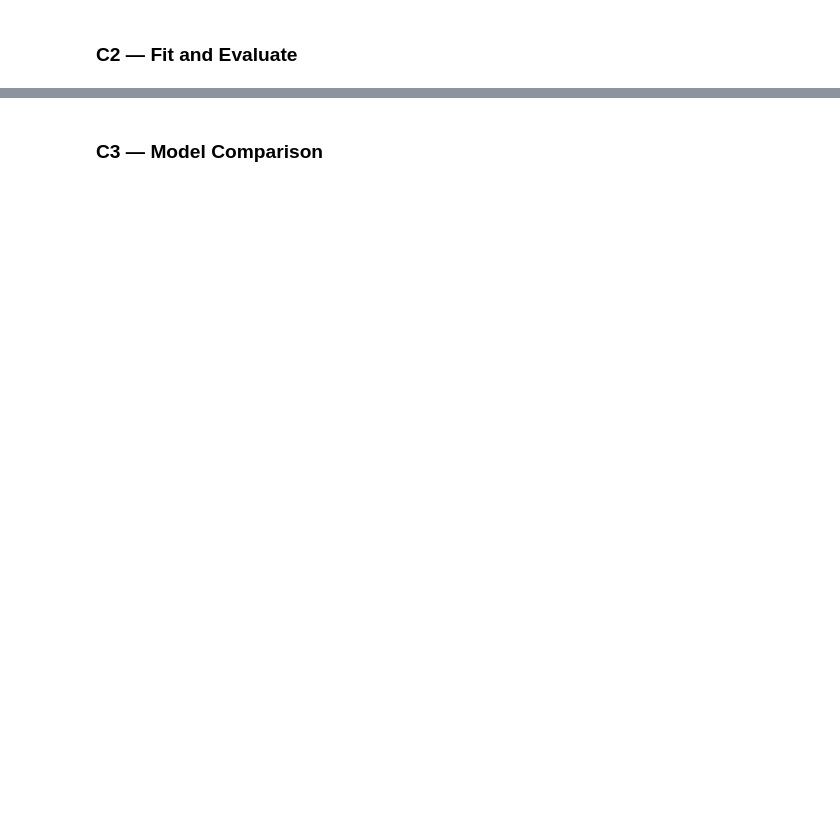
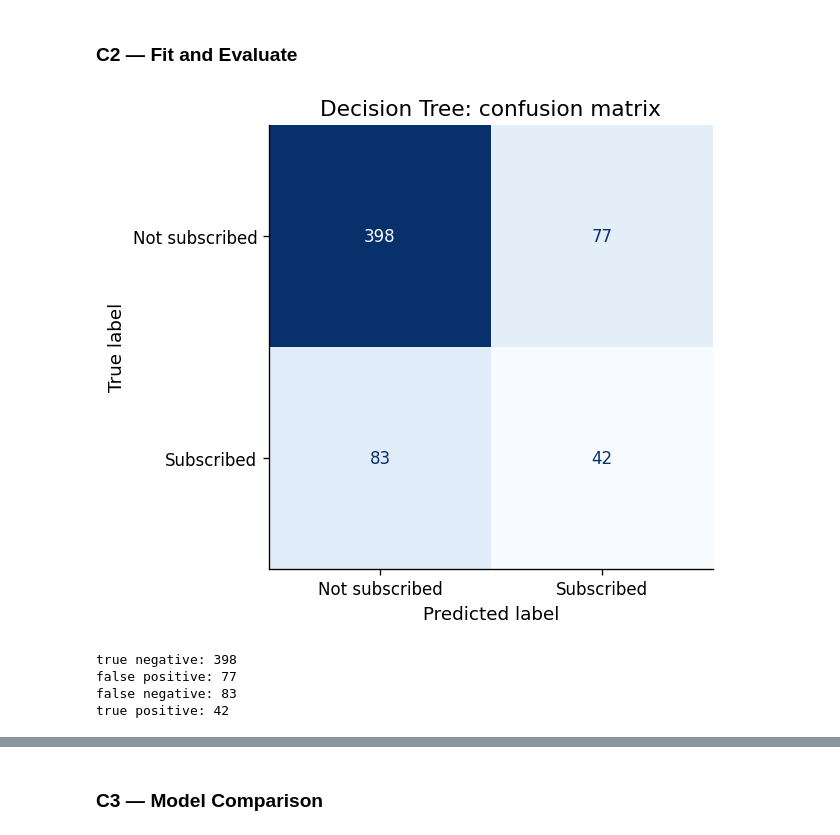
Before and after one commit to arriyan-aa/Assignment_2, a Jupyter notebook: AA_IAT461_A2_Scaffold_empty.ipynb, the cells around one changed output, grey strips where cells are left out. Drawn from its saved outputs; the diff is of its cells as text; code cells hidden in the pictures; blank space fills up the shorter version.

```diff
--- a/AA_IAT461_A2_Scaffold_empty.ipynb
+++ b/AA_IAT461_A2_Scaffold_empty.ipynb
@@ -1316,7 +1329,7 @@ Available options: Decision Tree, Random Forest, Gradient Boosting, XGBoost, Lig
 # YOUR CODE HERE
 # Import your chosen model, e.g.:
 # from sklearn.ensemble import RandomForestClassifier
-# from sklearn.tree import DecisionTreeClassifier
+from sklearn.tree import DecisionTreeClassifier
 # from sklearn.neighbors import KNeighborsClassifier
 # from sklearn.naive_bayes import GaussianNB
 # from sklearn.svm import SVC
@@ -1326,13 +1339,33 @@ Available options: Decision Tree, Random Forest, Gradient Boosting, XGBoost, Lig
 # from lightgbm import LGBMClassifier  # pip install lightgbm
 
 # Fit with default hyperparameters
-# clf_c = YourModel(random_state=42)   # add random_state if supported
-# clf_c.fit(X_train, y_train)
-# y_pred_c = clf_c.predict(X_test)
-# y_prob_c = clf_c.predict_proba(X_test)[:, 1]  # omit if model has no predict_proba (e.g. SVM)
+clf_c = DecisionTreeClassifier(random_state=42)   # add random_state if supported
+clf_c.fit(X_train, y_train)
+y_pred_c = clf_c.predict(X_test)
+y_prob_c = clf_c.predict_proba(X_test)[:, 1]
+# omit if model has no predict_proba (e.g. SVM)
 # %%
 # YOUR CODE HERE
 # Confusion matrix
+
+cm = confusion_matrix(y_test, y_pred_c)
+
+disp = ConfusionMatrixDisplay(confusion_matrix=cm, display_labels=['Not subscribed', 'Subscribed'])
+disp.plot(cmap='Blues', values_format='d', colorbar = False)
+plt.title('Decision Tree: confusion matrix')
+plt.show()
+
+tn, fp, fn, tp = cm.ravel()
+print(f"true negative: {tn}")
+print(f"false positive: {fp}")
+print(f"false negative: {fn}")
+print(f"true positive: {tp}")
+# %% [output]
+[figure, added]
+true negative: 398
+false positive: 77
+false negative: 83
+true positive: 42
 # %%
 # YOUR CODE HERE
 # Classification report + ROC-AUC
```
Also changed, not shown: parts of 17 cells of this notebook.
